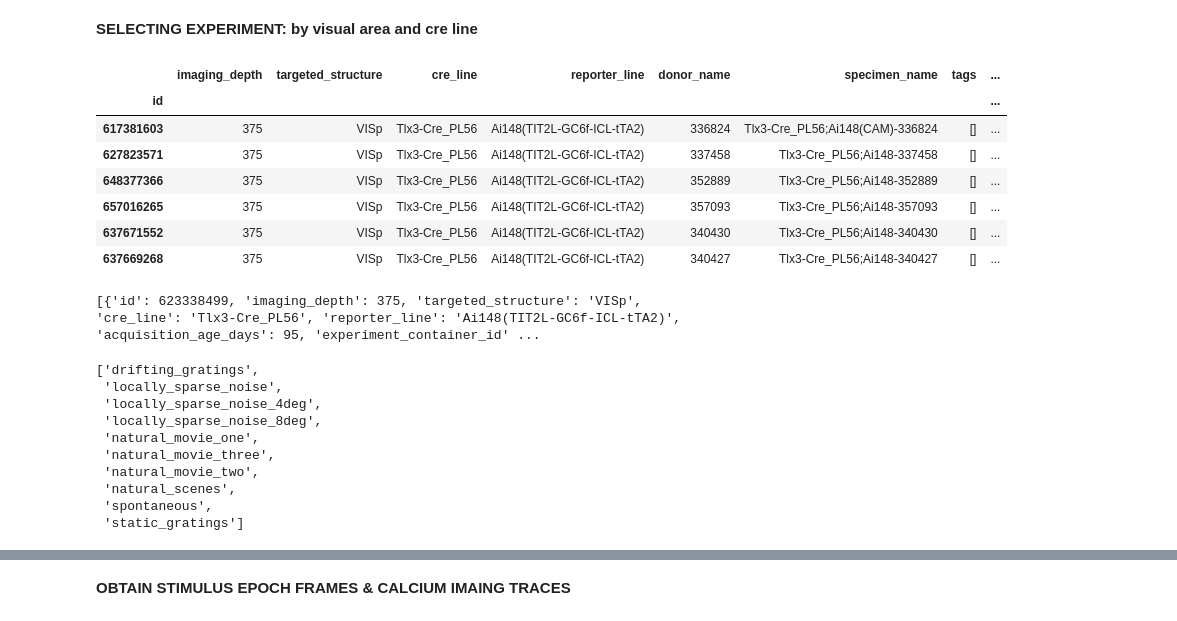
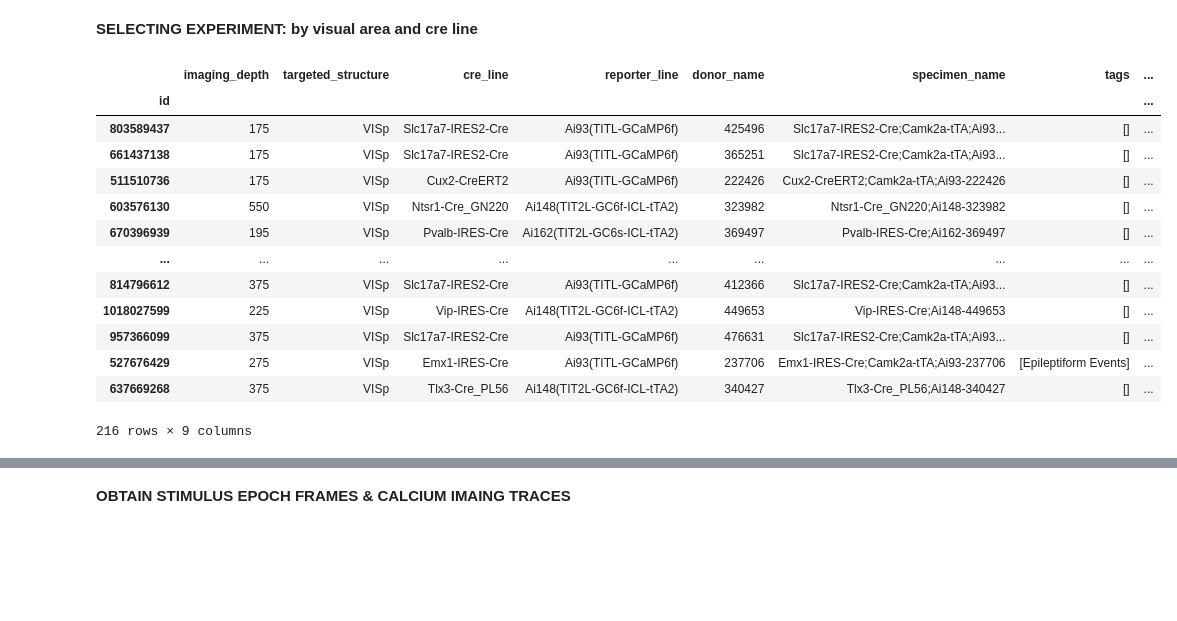
Before and after one commit to nyin01/natural-scene-tuning, a Jupyter notebook: scripts/two_photon.ipynb, the cells around one changed output, grey strips where cells are left out. Cells and saved outputs as stored; diff of their text form; code cells hidden in the pictures; blank space fills up the shorter version.

```diff
--- a/scripts/two_photon.ipynb
+++ b/scripts/two_photon.ipynb
@@ -28,54 +44,43 @@ boc = BrainObservatoryCache(manifest_file='manifest.json')
 # %%
 # Assign visual area and cre line of interest for analysis
 visual_area = 'VISp'
-cre_line = 'Tlx3-Cre_PL56'
+cre_lines = boc.get_all_cre_lines()
 
 # Get experiment contianers for visual area and cre line of interest
-exp_cont = boc.get_experiment_containers(targeted_structures = [visual_area],
-                                     cre_lines = [cre_line])
+exp_cont = boc.get_experiment_containers(targeted_structures=[visual_area],
+                                         cre_lines=cre_lines)
 
 # Create an experiment dataframe
 exp_cont_df = pd.DataFrame(exp_cont)
 
 # Check if dataframe is empty
 if exp_cont_df.empty:
     print('Data frame is empty, choose another cre line & visual area combination.')
+else:
+    conditions = [
+    (exp_cont_df['imaging_depth'] < 250),
+    ((exp_cont_df['imaging_depth'] >= 250) & (exp_cont_df['imaging_depth'] < 365)),
+    ((exp_cont_df['imaging_depth'] >= 365) & (exp_cont_df['imaging_depth'] < 550)),
+    (exp_cont_df['imaging_depth'] >= 550)
+    ]
+    values = ["23", "4", "5", "6"]
+    exp_cont_df['layer'] = np.select(conditions, values, default=np.nan)
+    # Assign the ID column as the index and return dataframe
+    exp_cont_df = exp_cont_df.set_index('id')
 
-# Assign the ID column as the index and return dataframe
-exp_cont_df = exp_cont_df.set_index('id')
 exp_cont_df
 # %% [output]
 |  | imaging_depth | targeted_structure | cre_line | reporter_line | donor_name | specimen_name | tags | ... |
 | id |  |  |  |  |  |  |  | ... |
-| 617381603 | 375 | VISp | Tlx3-Cre_PL56 | Ai148(TIT2L-GC6f-ICL-tTA2) | 336824 | Tlx3-Cre_PL56;Ai148(CAM)-336824 | [] | ... |
-| 627823571 | 375 | VISp | Tlx3-Cre_PL56 | Ai148(TIT2L-GC6f-ICL-tTA2) | 337458 | Tlx3-Cre_PL56;Ai148-337458 | [] | ... |
-| 648377366 | 375 | VISp | Tlx3-Cre_PL56 | Ai148(TIT2L-GC6f-ICL-tTA2) | 352889 | Tlx3-Cre_PL56;Ai148-352889 | [] | ... |
-| 657016265 | 375 | VISp | Tlx3-Cre_PL56 | Ai148(TIT2L-GC6f-ICL-tTA2) | 357093 | Tlx3-Cre_PL56;Ai148-357093 | [] | ... |
-| 637671552 | 375 | VISp | Tlx3-Cre_PL56 | Ai148(TIT2L-GC6f-ICL-tTA2) | 340430 | Tlx3-Cre_PL56;Ai148-340430 | [] | ... |
+| 803589437 | 175 | VISp | Slc17a7-IRES2-Cre | Ai93(TITL-GCaMP6f) | 425496 | Slc17a7-IRES2-Cre;Camk2a-tTA;Ai93... | [] | ... |
+| 661437138 | 175 | VISp | Slc17a7-IRES2-Cre | Ai93(TITL-GCaMP6f) | 365251 | Slc17a7-IRES2-Cre;Camk2a-tTA;Ai93... | [] | ... |
+| 511510736 | 175 | VISp | Cux2-CreERT2 | Ai93(TITL-GCaMP6f) | 222426 | Cux2-CreERT2;Camk2a-tTA;Ai93-222426 | [] | ... |
+| 603576130 | 550 | VISp | Ntsr1-Cre_GN220 | Ai148(TIT2L-GC6f-ICL-tTA2) | 323982 | Ntsr1-Cre_GN220;Ai148-323982 | [] | ... |
+| 670396939 | 195 | VISp | Pvalb-IRES-Cre | Ai162(TIT2L-GC6s-ICL-tTA2) | 369497 | Pvalb-IRES-Cre;Ai162-369497 | [] | ... |
+| ... | ... | ... | ... | ... | ... | ... | ... | ... |
+| 814796612 | 375 | VISp | Slc17a7-IRES2-Cre | Ai93(TITL-GCaMP6f) | 412366 | Slc17a7-IRES2-Cre;Camk2a-tTA;Ai93... | [] | ... |
+| 1018027599 | 225 | VISp | Vip-IRES-Cre | Ai148(TIT2L-GC6f-ICL-tTA2) | 449653 | Vip-IRES-Cre;Ai148-449653 | [] | ... |
+| 957366099 | 375 | VISp | Slc17a7-IRES2-Cre | Ai93(TITL-GCaMP6f) | 476631 | Slc17a7-IRES2-Cre;Camk2a-tTA;Ai93... | [] | ... |
+| 527676429 | 275 | VISp | Emx1-IRES-Cre | Ai93(TITL-GCaMP6f) | 237706 | Emx1-IRES-Cre;Camk2a-tTA;Ai93-237706 | [Epileptiform Events] | ... |
 | 637669268 | 375 | VISp | Tlx3-Cre_PL56 | Ai148(TIT2L-GC6f-ICL-tTA2) | 340427 | Tlx3-Cre_PL56;Ai148-340427 | [] | ... |
+216 rows × 9 columns
-# %%
-# Assign experiment container id and stimuli
-exp_container_id = 617381603
-stim = ['natural_scenes']
-
-# Call experiment container for our id and stimuli of interest
-experiments = boc.get_ophys_experiments(experiment_container_ids = [exp_container_id],
-                                   stimuli = stim)
-
-# Print out our container
-print(experiments)
-# %% [output]
-[{'id': 623338499, 'imaging_depth': 375, 'targeted_structure': 'VISp', 'cre_line': 'Tlx3-Cre_PL56', 'reporter_line': 'Ai148(TIT2L-GC6f-ICL-tTA2)', 'acquisition_age_days': 95, 'experiment_container_id' ...
-# %%
-boc.get_all_stimuli() # all stimuli (checking if this experiment has natural scenes and static gratings)
-# %% [output]
-['drifting_gratings',
- 'locally_sparse_noise',
- 'locally_sparse_noise_4deg',
- 'locally_sparse_noise_8deg',
- 'natural_movie_one',
- 'natural_movie_three',
- 'natural_movie_two',
- 'natural_scenes',
- 'spontaneous',
- 'static_gratings']
```
Also changed, not shown: parts of 38 cells of this notebook, 22 other files.
